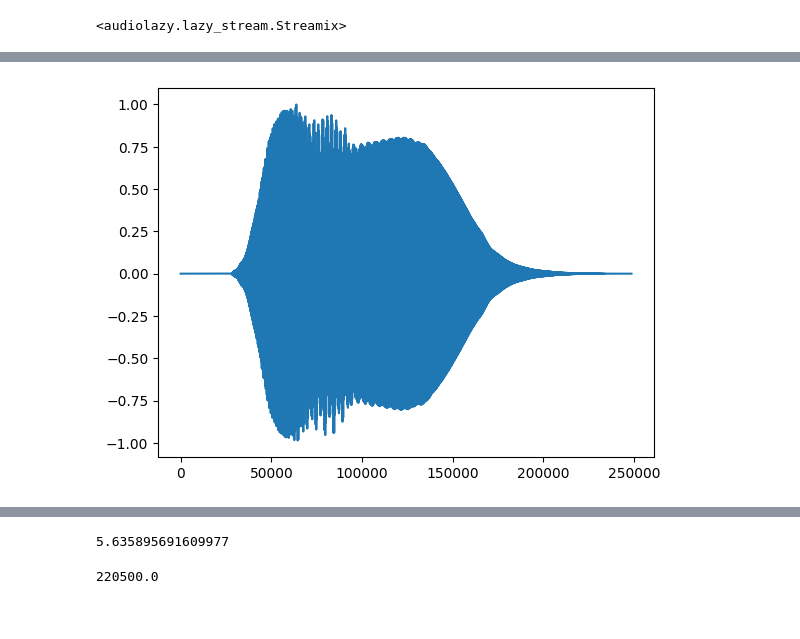
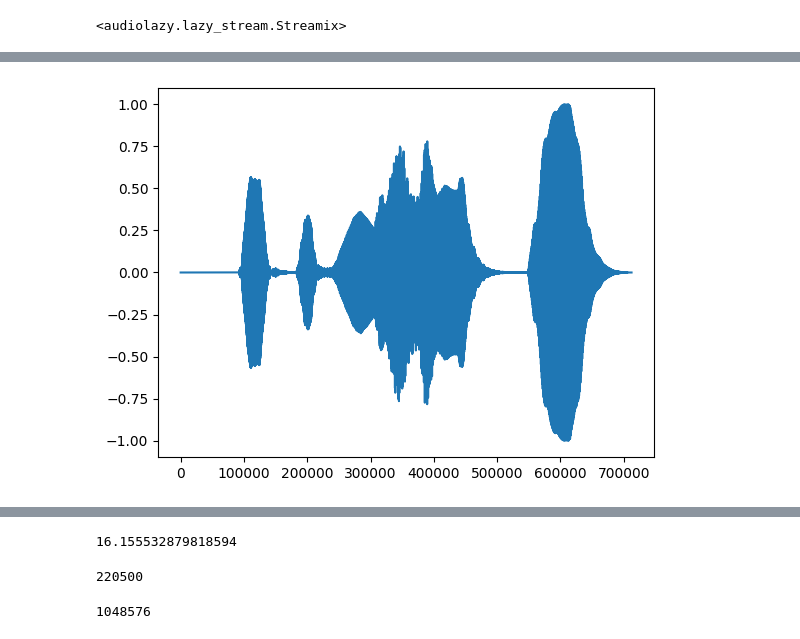
Before and after one commit to leoauri/tone-datagen, a Jupyter notebook: nbs/02_mix.ipynb, the cells around one changed output, grey strips where cells are left out. Saved outputs shown, nothing was run; the diff lists cells and outputs as text; code cells hidden in the pictures.

```diff
--- a/nbs/02_mix.ipynb
+++ b/nbs/02_mix.ipynb
@@ -13,7 +20,7 @@ rate = 44100
 tonegen = RandomToneGen(
     gamma(3) * 100 + 20,
     gamma(2) * -2 - 2,
-    uniform(0, 0.3) + clip(gamma(0.9) * 0.2, high=4),
+    uniform(0, 0.3) + clip(gamma(0.9) * 0.2, high=4) * 4,
     uniform(0.05, 0.6),
     uniform(),
     uniform(0.05, 1)
@@ -25,4 +32,6 @@ quant(normal() * 0.8 + 2.7, range(1, 6)).pdf()
 # %%
 smix = Streamix()
-for _ in range(quant(normal() * 0.8 + 2.7, range(1, 6))()):
+for _ in range(quant((normal() * 0.8 + 2.7) * 4, range(1, 6 * 4))()):
     smix.add(0, tonegen())
+see(smix)
+hear(smix)
@@ -71,7 +74,7 @@ s, Hz = sHz(rate)
 tonegen = RandomToneGen(
     gamma(3) * 100 + 20,
     gamma(2) * -2 - 2,
-    uniform(0, 1.5) + clip(gamma(0.9) * 0.2, high=4),
+    (uniform(0, 1.5) + clip(gamma(0.9) * 0.2, high=4)) * 4,
     uniform(0.05, 0.6),
     uniform(),
     uniform(0.05, 1)
@@ -79,7 +82,7 @@ tonegen = RandomToneGen(
 reverb = Pedalboard([Reverb(wet_level=1, dry_level=0.2, room_size=0.75)])
 
 smix = Streamix()
-for _ in range(quant(normal() * 0.8 + 2.7, range(1, 6))()):
+for _ in range(quant((normal() * 0.8 + 2.7) * 4, range(1, 6 * 4))()):
     smix.add(0, tonegen())
 
 env = Stream(ones(len(list(smix.copy())) + s), line(s, 1, 0))
@@ -111,18 +119,19 @@ def normalised(stream):
 # %%
-def mixed_tones(rate=44100):
+#| export
+def mixed_tones(rate=44100, longerness=1):
     s, Hz = sHz(rate)
     tonegen = RandomToneGen(
         gamma(3) * 100 + 20,
         gamma(2) * -2 - 2,
-        uniform(0, 1.5) + clip(gamma(0.9) * 0.2, high=4),
+        (uniform(0, 1.5) + clip(gamma(0.9) * 0.2, high=4)) * longerness,
         uniform(0.05, 0.6),
-        uniform(),
+        uniform() * 1.5,
         uniform(0.05, 1)
     )
     reverb = Pedalboard([Reverb(wet_level=1, dry_level=0.2, room_size=0.75)])
 
     smix = Streamix()
-    for _ in range(quant(normal() * 0.8 + 2.7, range(1, 6))()):
+    for _ in range(quant((normal() * 0.8 + 2.7) * longerness, range(1, int(6 * longerness)))()):
         smix.add(0, tonegen())
     env = Stream(ones(len(list(smix.copy())) + s), line(s, 1, 0))
     # make stream as long as envelope
@@ -131,12 +140,12 @@ def mixed_tones(rate=44100):
     mix = normalised(smix)
     return normalised(env * reverb(mix, rate))
 # %%
-gend = mixed_tones()
+gend = mixed_tones(longerness=6)
 see(gend)
 hear(gend)
 len(gend) / rate
 # %% [output]
-[figure, old version]
+[figure, new version]
 [interactive output not drawn]
-5.635895691609977
+16.155532879818594
 # %%
@@ -154,7 +164,7 @@ def resize_array(arr, desired_length):
         # Already the correct length
         return arr
 # %%
-5 * s
+int(5 * s)
 # %% [output]
-220500.0
+220500
 # %%
@@ -165 +173,5 @@ from audiolazy import clip as alclip, chunks
 from pathlib import Path
+# %%
+2**20
+# %% [output]
+1048576
```
Also changed, not shown: parts of 22 cells of this notebook, 5 other files.
